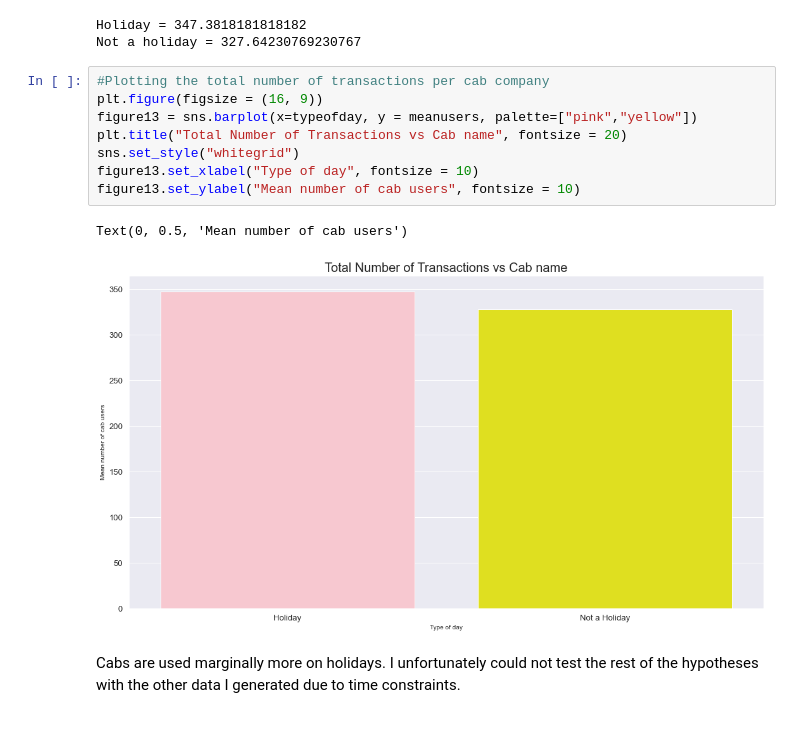
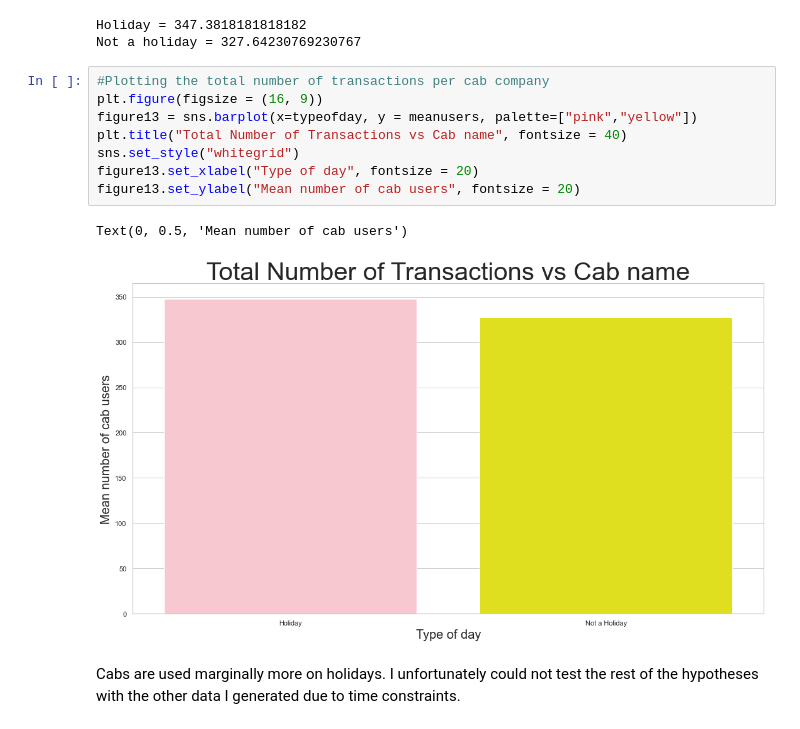
Before and after one commit to anishmitra9666/Week-2-and-3-deliverables, a Jupyter notebook: Dataglaciertaxicode04122023 (3).ipynb, the cells around one changed output. Drawn from its saved outputs; the diff is of its cells as text.

```diff
--- a/Dataglaciertaxicode04122023 (3).ipynb
+++ b/Dataglaciertaxicode04122023 (3).ipynb
@@ -1157,13 +1157,13 @@ Not a holiday = 327.64230769230767
 # %%
 #Plotting the total number of transactions per cab company
 plt.figure(figsize = (16, 9))
 figure13 = sns.barplot(x=typeofday, y = meanusers, palette=["pink","yellow"])
-plt.title("Total Number of Transactions vs Cab name", fontsize = 20)
+plt.title("Total Number of Transactions vs Cab name", fontsize = 40)
 sns.set_style("whitegrid")
-figure13.set_xlabel("Type of day", fontsize = 10)
-figure13.set_ylabel("Mean number of cab users", fontsize = 10)
+figure13.set_xlabel("Type of day", fontsize = 20)
+figure13.set_ylabel("Mean number of cab users", fontsize = 20)
 # %% [output]
 Text(0, 0.5, 'Mean number of cab users')
-[figure, old version]
+[figure, new version]
 # %% [markdown]
 Cabs are used marginally more on holidays. I unfortunately could not test the rest of the hypotheses with the other data I generated due to time constraints.
```
Also changed, not shown: parts of 8 cells of this notebook.
